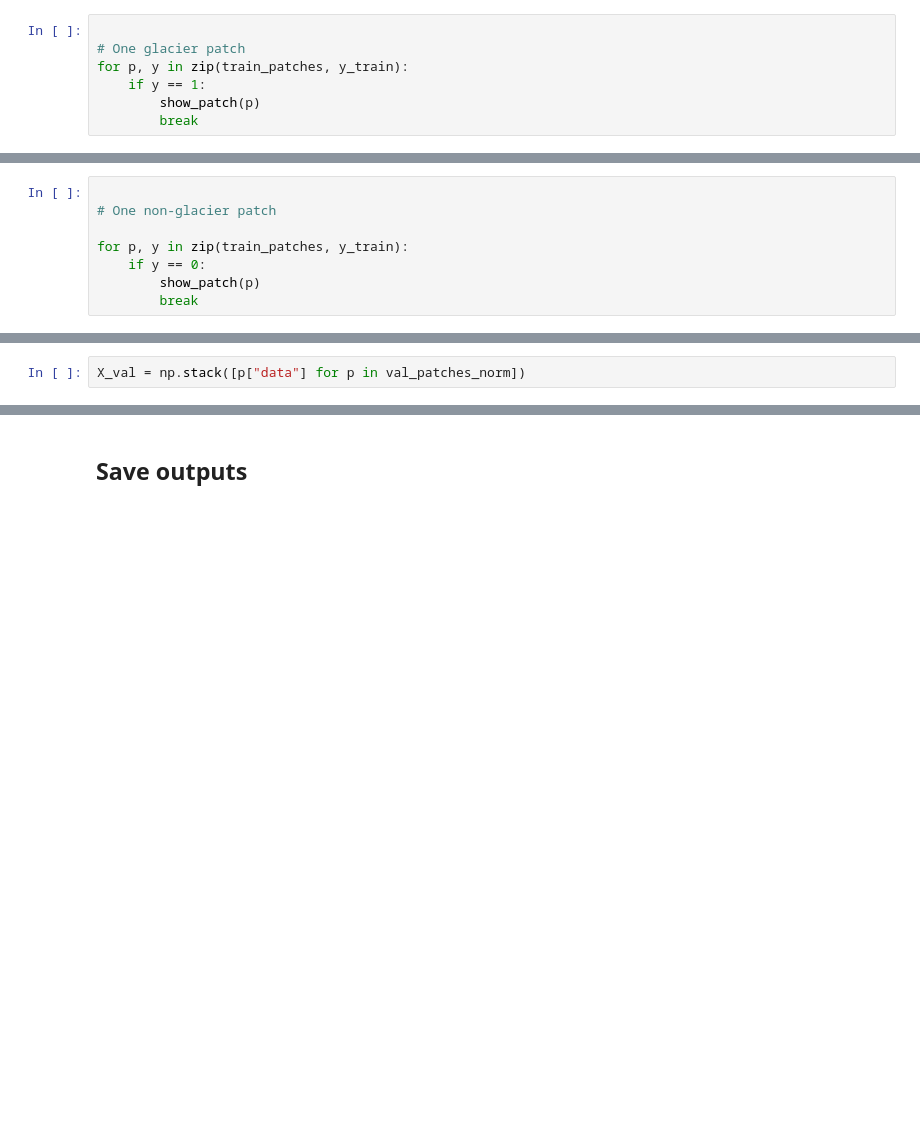
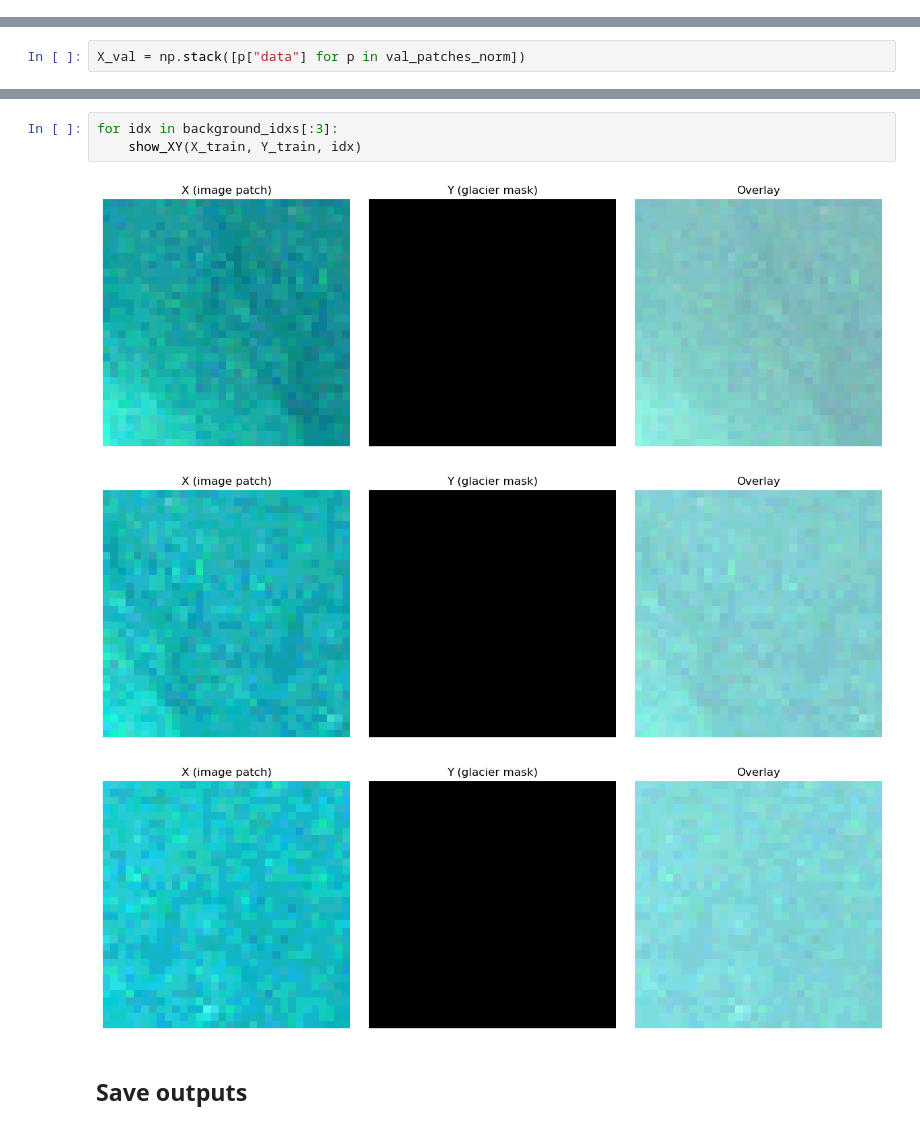
Before and after one commit to corentinsup/IPEO-Project, a Jupyter notebook: 01_preprocess.ipynb, the cells around one changed output, grey strips where cells are left out. Drawn from its saved outputs; the diff is of its cells as text; blank space fills up the shorter version.

```diff
--- a/01_preprocess.ipynb
+++ b/01_preprocess.ipynb
@@ -315,9 +300,2 @@ def show_patch(p):
 # %% [output]
 Glacier pixel fraction: 0.13762814703912377
-# %%
-
-# One glacier patch
-for p, y in zip(train_patches, y_train):
-    if y == 1:
-        show_patch(p)
-        break
@@ -326,8 +301,0 @@ for p, y in zip(train_patches, y_train):
-# %%
-
-# One non-glacier patch
-
-for p, y in zip(train_patches, y_train):
-    if y == 0:
-        show_patch(p)
-        break
@@ -428,3 +458,10 @@ assert set(np.unique(y_train)) <= {0, 1}
+# %%
+for idx in background_idxs[:3]:
+    show_XY(X_train, Y_train, idx)
+# %% [output]
+[figure, added]
+[figure, added]
+[figure, added]
 # %% [markdown]
 ## Save outputs
 # %%
```
Also changed, not shown: parts of 21 cells of this notebook, 1 other file.
